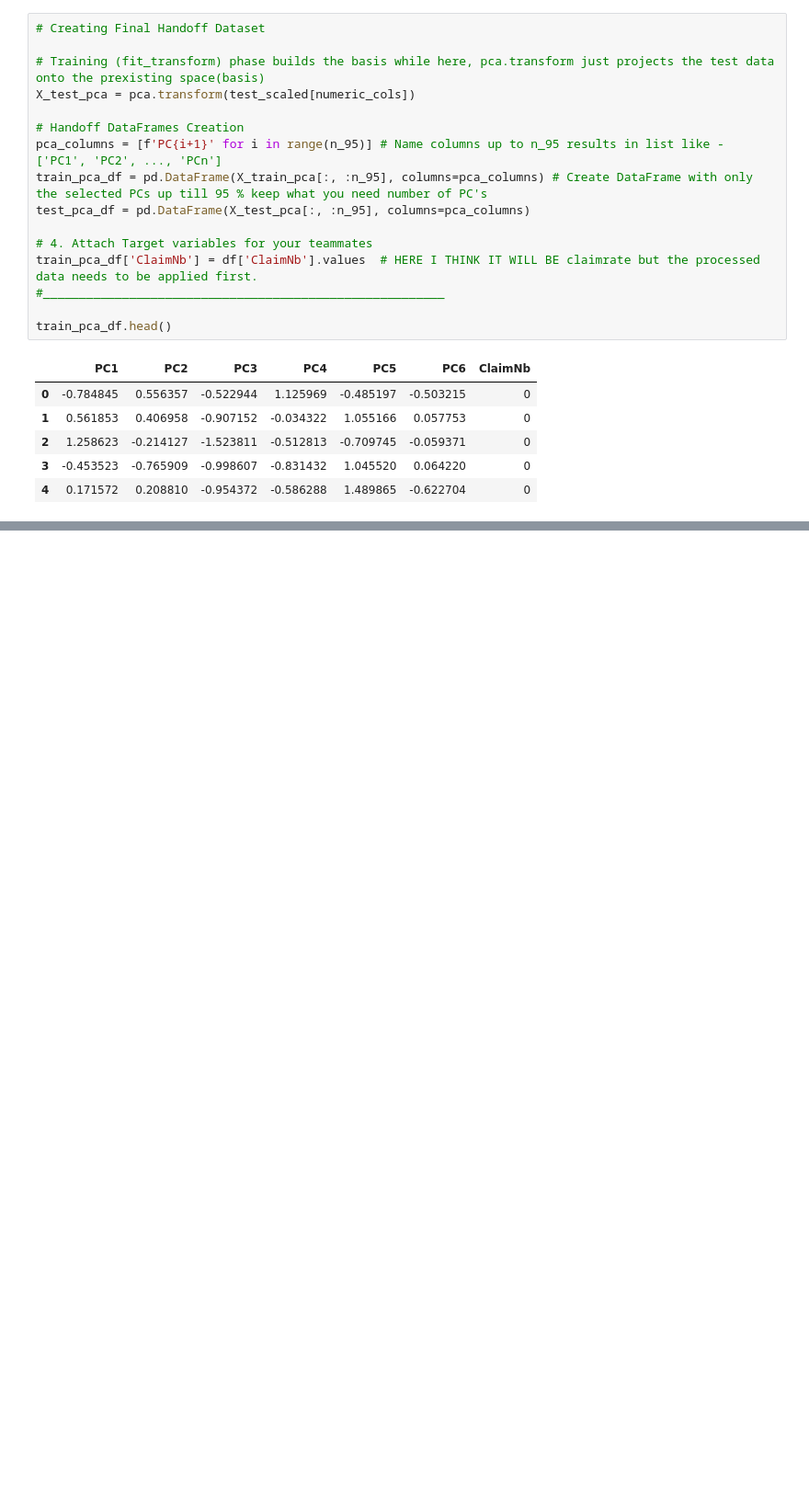
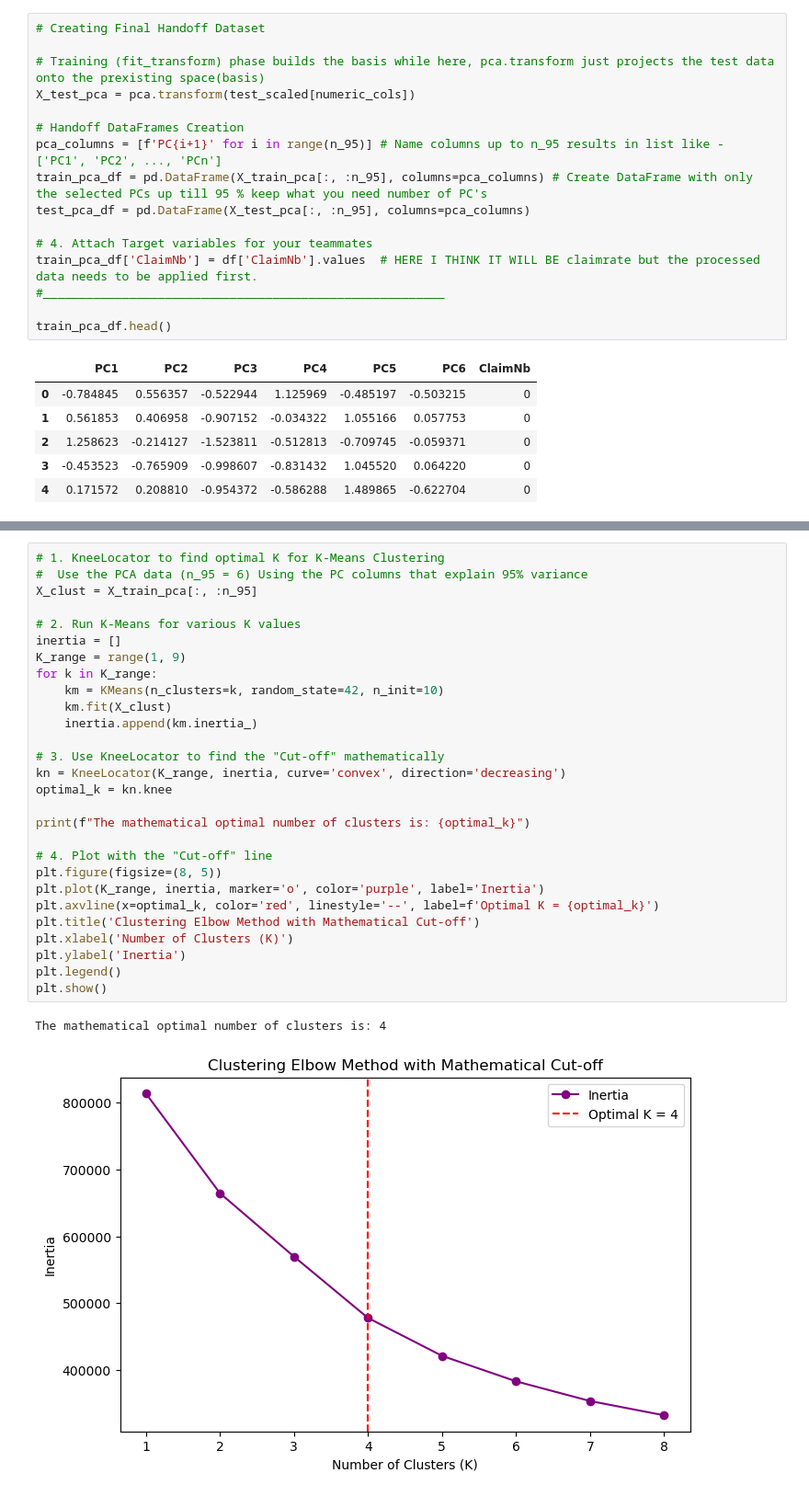
Before and after one commit to Oliverdron/MachineLearning_Project_2025_TeamJP, a Jupyter notebook: notebooks/03_pca.ipynb, the cells around one changed output, grey strips where cells are left out. Shown at 92% size. Drawn from its saved outputs; the diff is of its cells as text; blank space fills up the shorter version.

```diff
--- a/notebooks/02_pca_clustering.ipynb
+++ b/notebooks/03_pca.ipynb
@@ -328,0 +346,31 @@ train_pca_df.head()
+# %%
+# 1. KneeLocator to find optimal K for K-Means Clustering
+#  Use the PCA data (n_95 = 6) Using the PC columns that explain 95% variance
+X_clust = X_train_pca[:, :n_95]
+
+# 2. Run K-Means for various K values
+inertia = []
+K_range = range(1, 9)
+for k in K_range:
+    km = KMeans(n_clusters=k, random_state=42, n_init=10)
+    km.fit(X_clust)
+    inertia.append(km.inertia_)
+
+# 3. Use KneeLocator to find the "Cut-off" mathematically
+kn = KneeLocator(K_range, inertia, curve='convex', direction='decreasing')
+optimal_k = kn.knee
+
+print(f"The mathematical optimal number of clusters is: {optimal_k}")
+
+# 4. Plot with the "Cut-off" line
+plt.figure(figsize=(8, 5))
+plt.plot(K_range, inertia, marker='o', color='purple', label='Inertia')
+plt.axvline(x=optimal_k, color='red', linestyle='--', label=f'Optimal K = {optimal_k}')
+plt.title('Clustering Elbow Method with Mathematical Cut-off')
+plt.xlabel('Number of Clusters (K)')
+plt.ylabel('Inertia')
+plt.legend()
+plt.show()
+# %% [output]
+The mathematical optimal number of clusters is: 4
+[figure, added]
```
Also changed, not shown: parts of 6 cells of this notebook, 1 other file.
